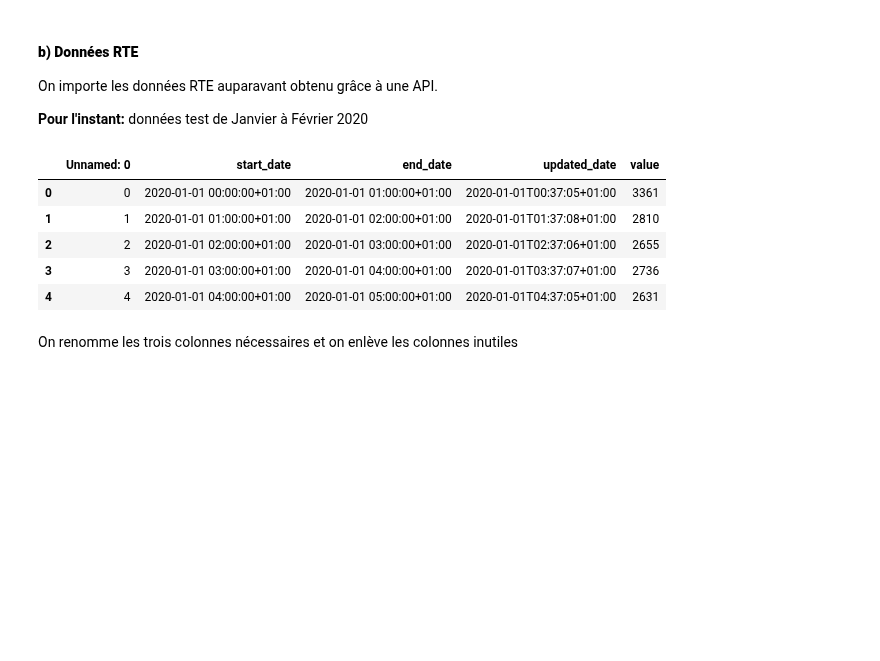
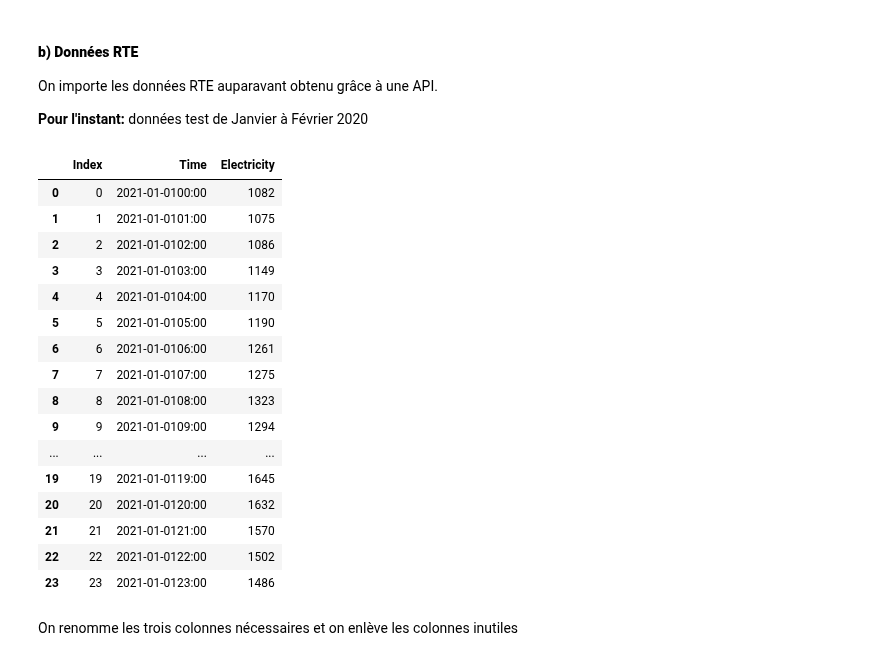
Before and after one commit to Basso42/Production-eolienne-ENSAE, a Jupyter notebook: Modélisation.ipynb, the cells around one changed output. Drawn from its saved outputs; the diff is of its cells as text; code cells hidden in the pictures; blank space fills up the shorter version.

```diff
--- a/Modélisation.ipynb
+++ b/Modélisation.ipynb
@@ -95,14 +191,25 @@ On importe les données RTE auparavant obtenu grâce à une API.
 # %%
 data_RTE = pd.read_csv('RTE_test.csv')
 # %%
-data_RTE.head()
+data_RTE
 # %% [output]
-|  | Unnamed: 0 | start_date | end_date | updated_date | value |
-| 0 | 0 | 2020-01-01 00:00:00+01:00 | 2020-01-01 01:00:00+01:00 | 2020-01-01T00:37:05+01:00 | 3361 |
-| 1 | 1 | 2020-01-01 01:00:00+01:00 | 2020-01-01 02:00:00+01:00 | 2020-01-01T01:37:08+01:00 | 2810 |
-| 2 | 2 | 2020-01-01 02:00:00+01:00 | 2020-01-01 03:00:00+01:00 | 2020-01-01T02:37:06+01:00 | 2655 |
-| 3 | 3 | 2020-01-01 03:00:00+01:00 | 2020-01-01 04:00:00+01:00 | 2020-01-01T03:37:07+01:00 | 2736 |
-| 4 | 4 | 2020-01-01 04:00:00+01:00 | 2020-01-01 05:00:00+01:00 | 2020-01-01T04:37:05+01:00 | 2631 |
+|  | Index | Time | Electricity |
+| 0 | 0 | 2021-01-0100:00 | 1082 |
+| 1 | 1 | 2021-01-0101:00 | 1075 |
+| 2 | 2 | 2021-01-0102:00 | 1086 |
+| 3 | 3 | 2021-01-0103:00 | 1149 |
+| 4 | 4 | 2021-01-0104:00 | 1170 |
+| 5 | 5 | 2021-01-0105:00 | 1190 |
+| 6 | 6 | 2021-01-0106:00 | 1261 |
+| 7 | 7 | 2021-01-0107:00 | 1275 |
+| 8 | 8 | 2021-01-0108:00 | 1323 |
+| 9 | 9 | 2021-01-0109:00 | 1294 |
+| ... | ... | ... | ... |
+| 19 | 19 | 2021-01-0119:00 | 1645 |
+| 20 | 20 | 2021-01-0120:00 | 1632 |
+| 21 | 21 | 2021-01-0121:00 | 1570 |
+| 22 | 22 | 2021-01-0122:00 | 1502 |
+| 23 | 23 | 2021-01-0123:00 | 1486 |
 # %% [markdown]
 On renomme les trois colonnes nécessaires et on enlève les colonnes inutiles
 # %%
```
Also changed, not shown: parts of 31 cells of this notebook.
